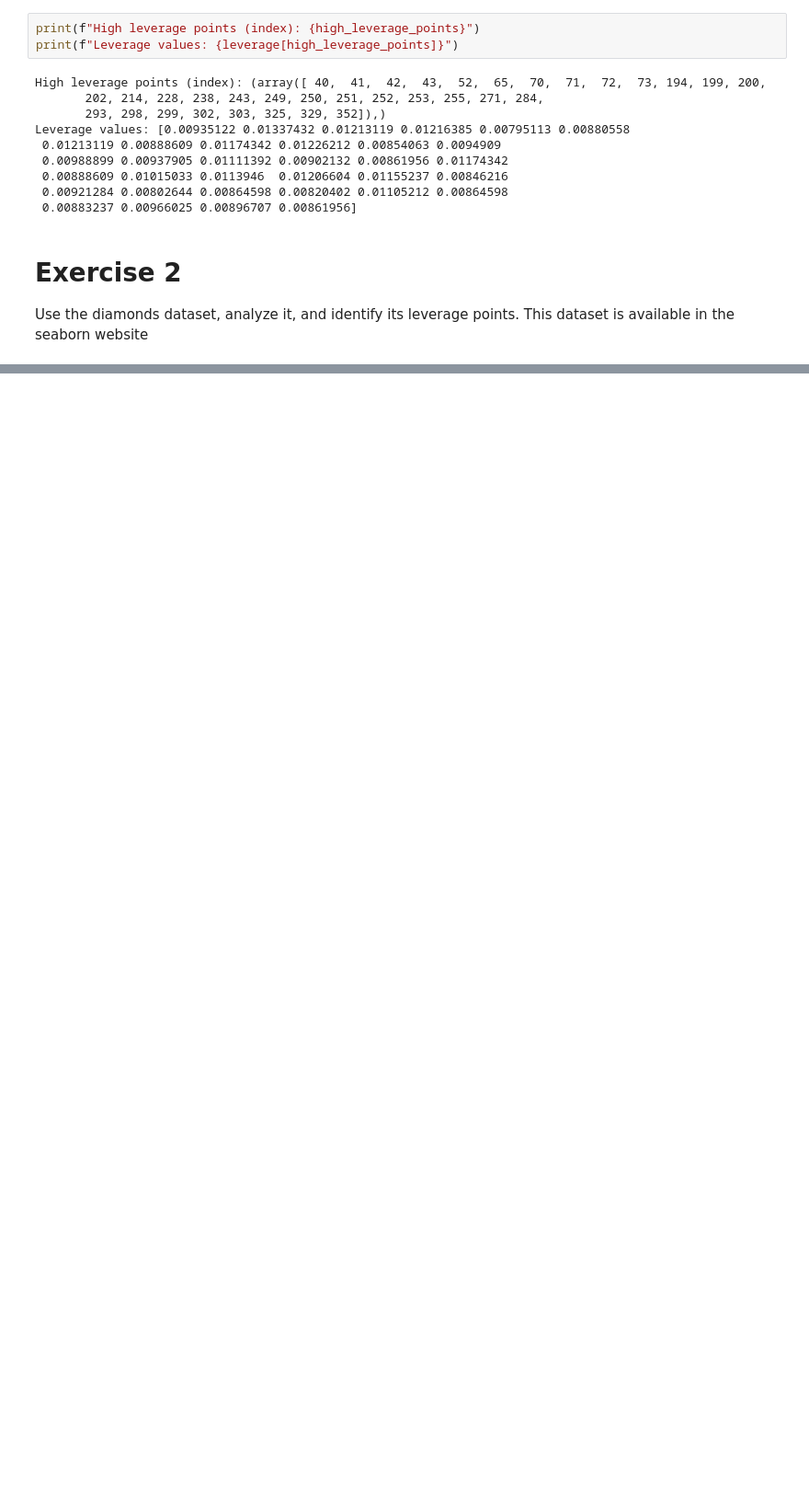
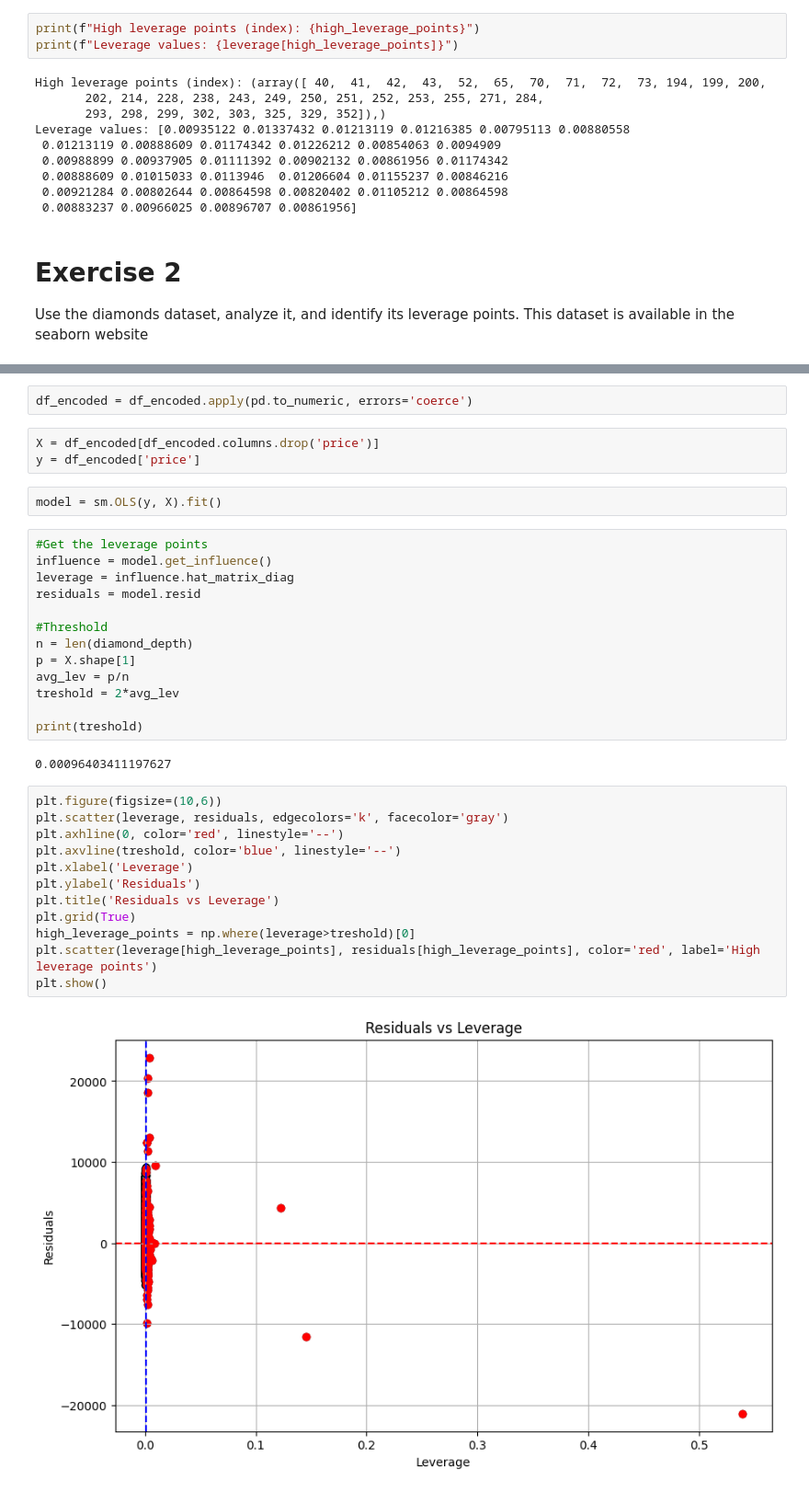
Before and after one commit to WilfridoTA/AdvancedAI_Python-Stats, a Jupyter notebook: Parte_2/bostonHousing_leveragePoints/MultivariateAnalysis_HW.ipynb, the cells around one changed output, grey strips where cells are left out. Shown at 92% size. Cells and saved outputs as stored; diff of their text form; blank space fills up the shorter version.

```diff
--- a/Parte_2/bostonHousing_leveragePoints/MultivariateAnalysis_HW.ipynb
+++ b/Parte_2/bostonHousing_leveragePoints/MultivariateAnalysis_HW.ipynb
@@ -305,0 +379,36 @@ Use the diamonds dataset, analyze it, and identify its leverage points. This dat
+# %%
+df_encoded = df_encoded.apply(pd.to_numeric, errors='coerce')
+# %%
+X = df_encoded[df_encoded.columns.drop('price')]
+y = df_encoded['price']
+# %%
+model = sm.OLS(y, X).fit()
+# %%
+#Get the leverage points
+influence = model.get_influence()
+leverage = influence.hat_matrix_diag
+residuals = model.resid
+
+#Threshold
+n = len(diamond_depth)
+p = X.shape[1]
+avg_lev = p/n
+treshold = 2*avg_lev
+
+print(treshold)
+# %% [output]
+0.00096403411197627
+# %%
+plt.figure(figsize=(10,6))
+plt.scatter(leverage, residuals, edgecolors='k', facecolor='gray')
+plt.axhline(0, color='red', linestyle='--')
+plt.axvline(treshold, color='blue', linestyle='--')
+plt.xlabel('Leverage')
+plt.ylabel('Residuals')
+plt.title('Residuals vs Leverage')
+plt.grid(True)
+high_leverage_points = np.where(leverage>treshold)[0]
+plt.scatter(leverage[high_leverage_points], residuals[high_leverage_points], color='red', label='High leverage points')
+plt.show()
+# %% [output]
+[figure, added]
```
Also changed, not shown: parts of 13 cells of this notebook, 16 other files.
